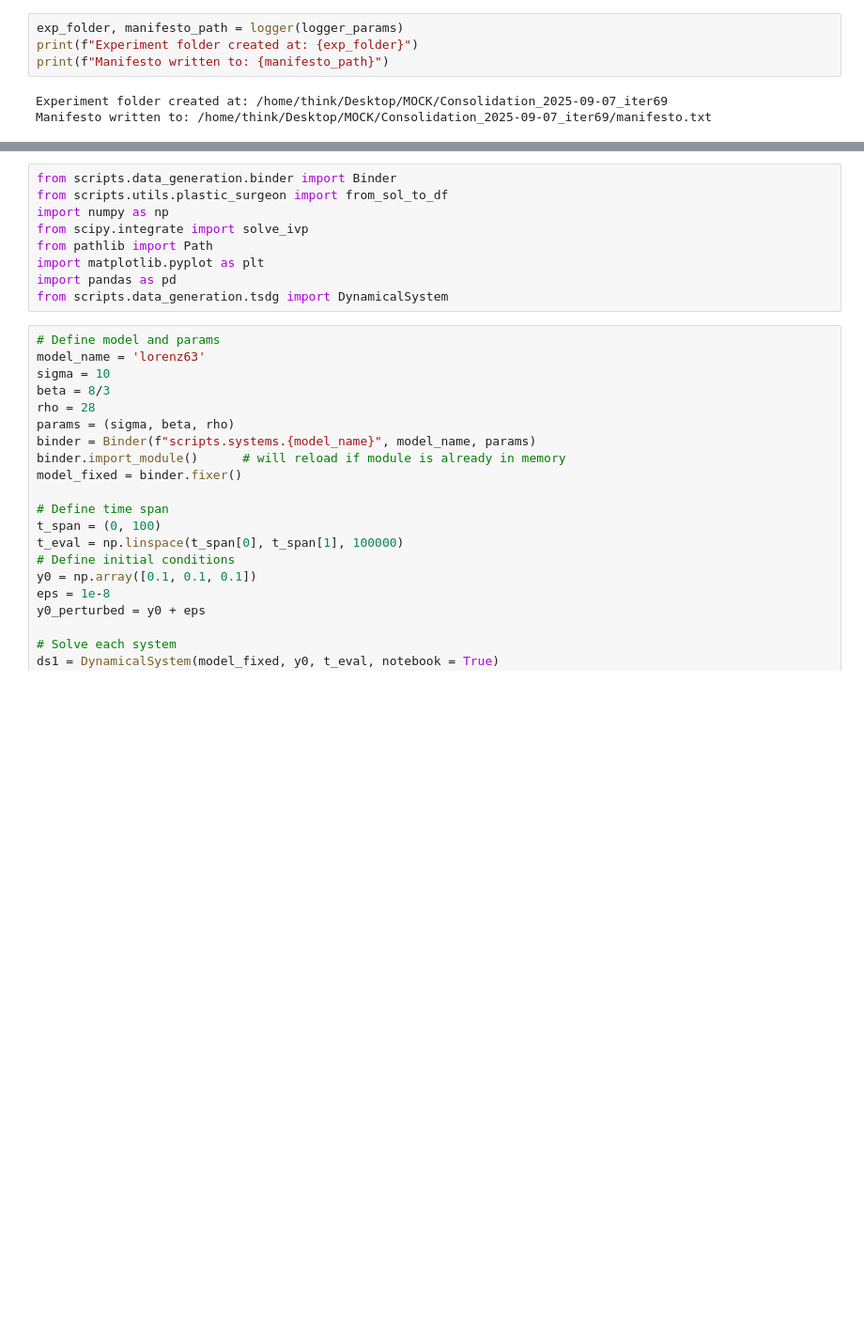
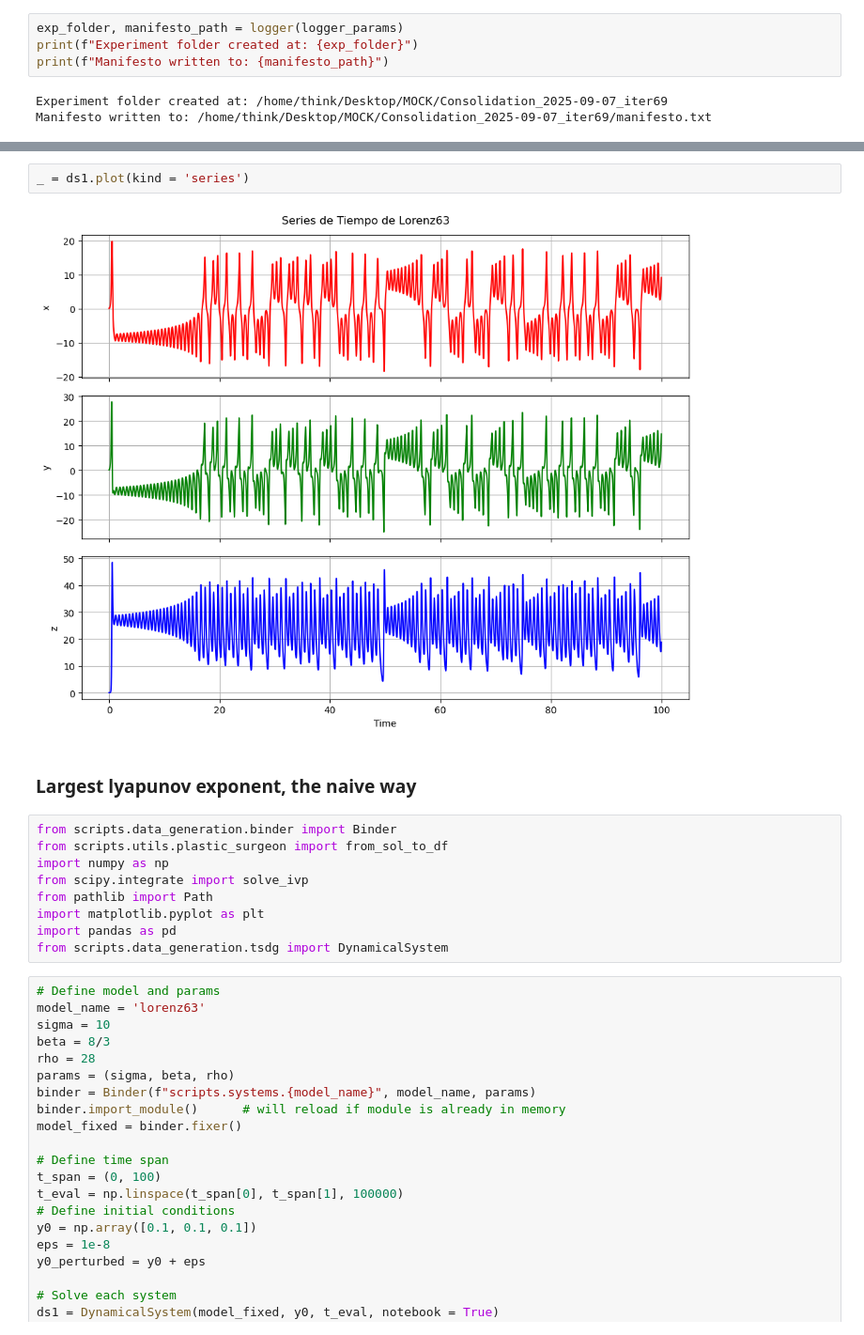
Before and after one commit to nxteventrying/chaos-ts-analysis, a Jupyter notebook: generation/lorenz.ipynb, the cells around one changed output, grey strips where cells are left out. Shown at 94% size. Drawn from its saved outputs; the diff is of its cells as text; blank space fills up the shorter version.

```diff
--- a/generation/lorenz.ipynb
+++ b/generation/lorenz.ipynb
@@ -39,3 +72,9 @@ Manifesto written to: /home/think/Desktop/MOCK/Consolidation_2025-09-07_iter69/m
+# %%
+_ = ds1.plot(kind = 'series')
+# %% [output]
+[figure, added]
+# %% [markdown]
+### Largest lyapunov exponent, the naive way
 # %%
 from scripts.data_generation.binder import Binder
 from scripts.utils.plastic_surgeon import from_sol_to_df
```
Also changed, not shown: parts of 24 cells of this notebook, 12 other files.
